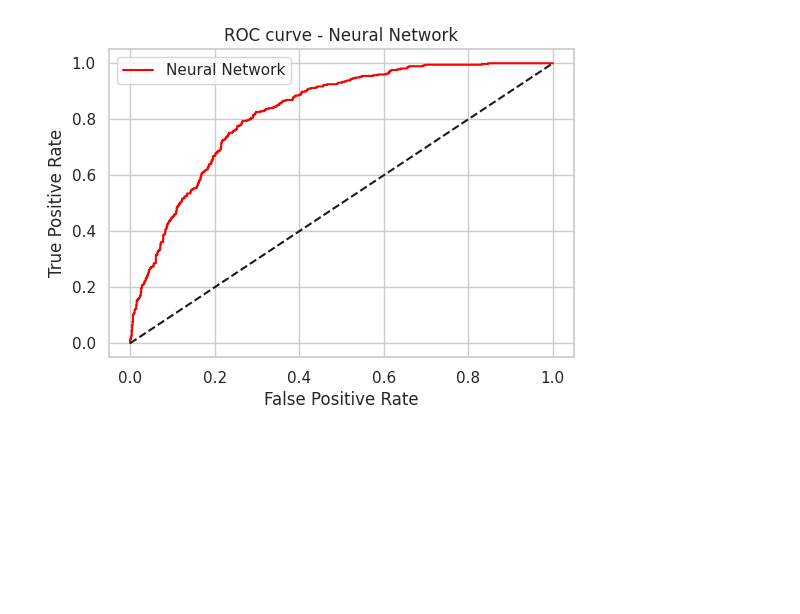
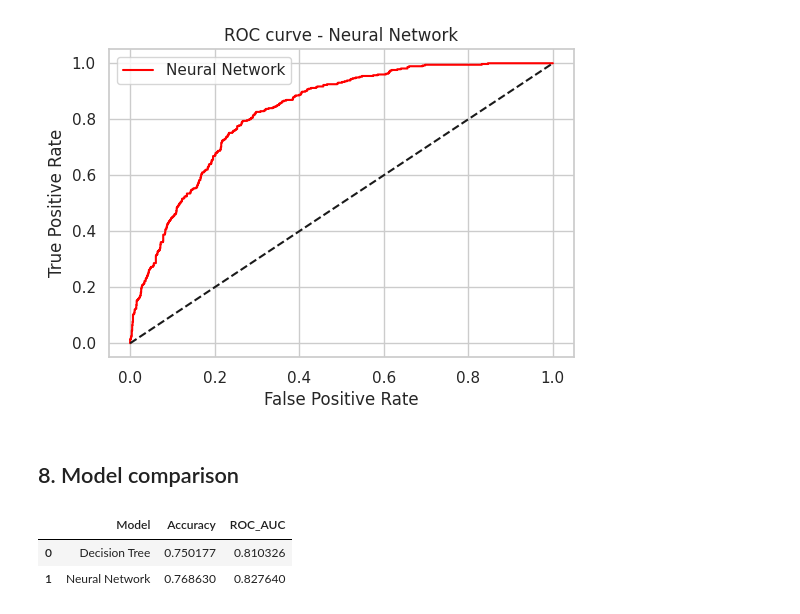
Before and after one commit to DinithYM/ML-CW, a Jupyter notebook: CM2604_CW.ipynb, the cells around one changed output. Saved outputs shown, nothing was run; the diff lists cells and outputs as text; code cells hidden in the pictures; blank space fills up the shorter version.

Commit message:
Added model comparison table

```diff
--- a/CM2604_CW.ipynb
+++ b/CM2604_CW.ipynb
@@ -486,3 +486,22 @@ NN confusion matrix:
  [167 207]]
 [figure]
 [figure]
+# %% [markdown]
+## 8. Model comparison
+# %%
+results = pd.DataFrame({
+    "Model": ["Decision Tree", "Neural Network"],
+    "Accuracy": [
+        accuracy_score(y_test, y_pred_dt),
+        accuracy_score(y_test, y_pred_nn)
+    ],
+    "ROC_AUC": [
+        roc_auc_score(y_test, y_proba_dt),
+        roc_auc_score(y_test, y_proba_nn)
+    ]
+})
+results
+# %% [output]
+|  | Model | Accuracy | ROC_AUC |
+| 0 | Decision Tree | 0.750177 | 0.810326 |
+| 1 | Neural Network | 0.768630 | 0.827640 |
```
